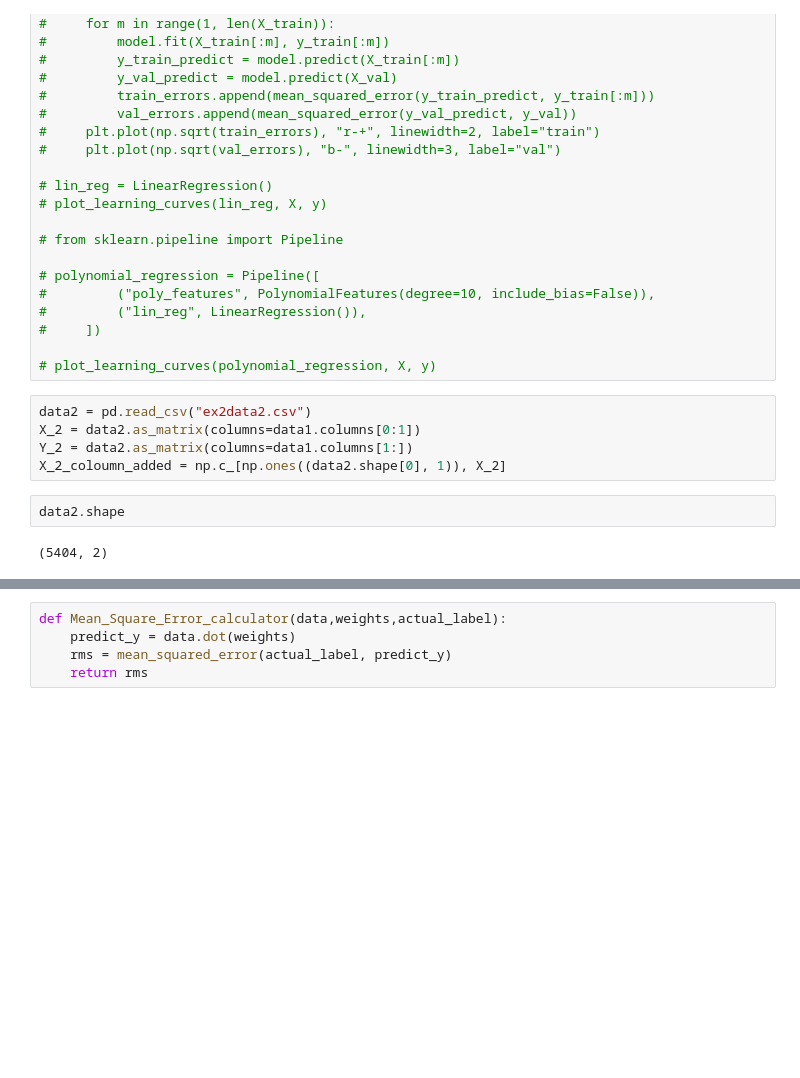
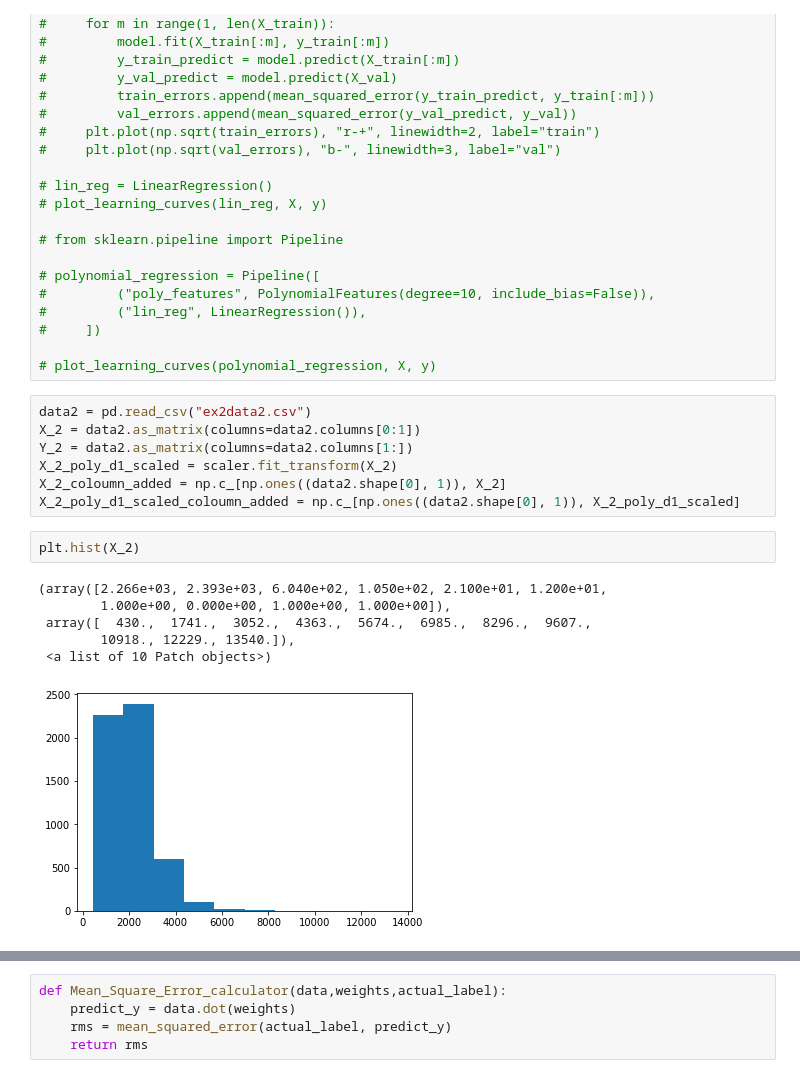
Before and after one commit to airwind11/Deep_Learning_CMPE-258, a Jupyter notebook: Assignment_2/assignment_2_Aravinda_Misra.ipynb, the cells around one changed output, grey strips where cells are left out. Drawn from its saved outputs; the diff is of its cells as text; blank space fills up the shorter version.

```diff
--- a/Assignment_2/assignment_2_Aravinda_Misra.ipynb
+++ b/Assignment_2/assignment_2_Aravinda_Misra.ipynb
@@ -489,11 +489,18 @@ ridge_lasso_graph_plotter(X_1_poly_d16_scaled_coloumn_added,Y_1,lasso_mode1_3,gr
 # plot_learning_curves(polynomial_regression, X, y)
 # %%
 data2 = pd.read_csv("ex2data2.csv")
-X_2 = data2.as_matrix(columns=data1.columns[0:1])
-Y_2 = data2.as_matrix(columns=data1.columns[1:])
+X_2 = data2.as_matrix(columns=data2.columns[0:1])
+Y_2 = data2.as_matrix(columns=data2.columns[1:])
+X_2_poly_d1_scaled = scaler.fit_transform(X_2)
 X_2_coloumn_added = np.c_[np.ones((data2.shape[0], 1)), X_2]
+X_2_poly_d1_scaled_coloumn_added = np.c_[np.ones((data2.shape[0], 1)), X_2_poly_d1_scaled]
-# %%
-data2.shape
-# %% [output]
-(5404, 2)
+# %%
+plt.hist(X_2)
+# %% [output]
+(array([2.266e+03, 2.393e+03, 6.040e+02, 1.050e+02, 2.100e+01, 1.200e+01,
+        1.000e+00, 0.000e+00, 1.000e+00, 1.000e+00]),
+ array([  430.,  1741.,  3052.,  4363.,  5674.,  6985.,  8296.,  9607.,
+        10918., 12229., 13540.]),
+ <a list of 10 Patch objects>)
+[figure, added]
 # %%
```
Also changed, not shown: parts of 53 cells of this notebook, 1 other file.
